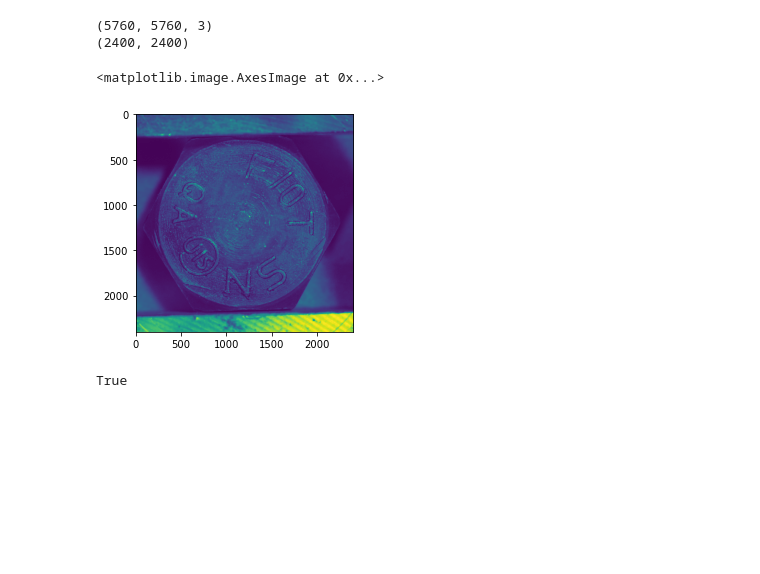
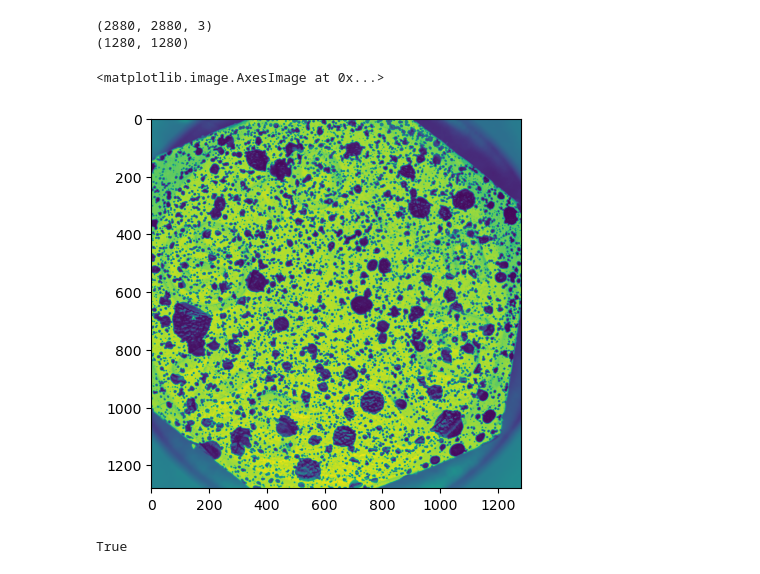
Before and after one commit to ChenYu-K/boltpd, a Jupyter notebook: data_augmentation.ipynb, the cells around one changed output. Cells and saved outputs as stored; diff of their text form; code cells hidden in the pictures; blank space fills up the shorter version.

```diff
--- a/data_augmentation.ipynb
+++ b/data_augmentation.ipynb
@@ -6,22 +6,22 @@ import matplotlib.pyplot as plt
 from PIL import Image
 # %%
 os.getcwd()
-path='./database/20230112-lightangle/row/'
+path='./database/2024partam/rawimg/'
 # %%
-img = cv2.imread(path+'DSC00001.JPG')
+img = cv2.imread(path+'DSC09592.JPG')
 print(img.shape)
 #img = img[1380:2180,1280:2080] #cam2
 img = img[200:2600,200:2600] #cam1
 img = cv2.resize(img, (1280, 1280))
 img = cv2.cvtColor(img, cv2.COLOR_BGR2GRAY)
 cv2.imwrite('test.JPG',img)
 print(img.shape)
 plt.imshow(img)
 # %% [output]
-(5760, 5760, 3)
-(2400, 2400)
+(2880, 2880, 3)
+(1280, 1280)
 <matplotlib.image.AxesImage at 0x...>
-[figure, old version]
+[figure, new version]
 # %%
 img_flip_along_x = cv2.flip(img, 0)
 cv2.imwrite('./SKR-HEX-20221116/cropped/xy-DSC03370.JPG',img)
```
Also changed, not shown: parts of 1 cell of this notebook, 18 other files.
